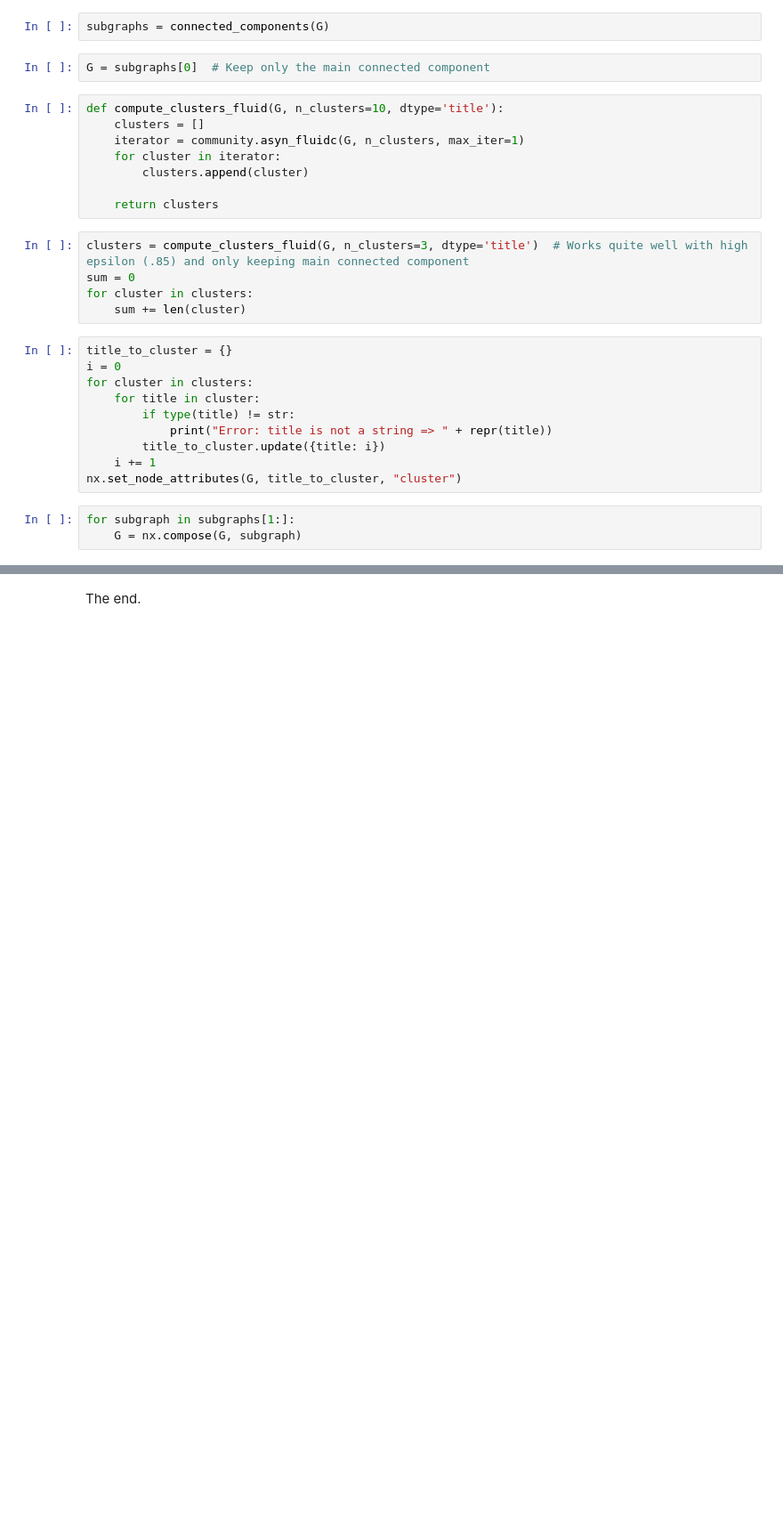
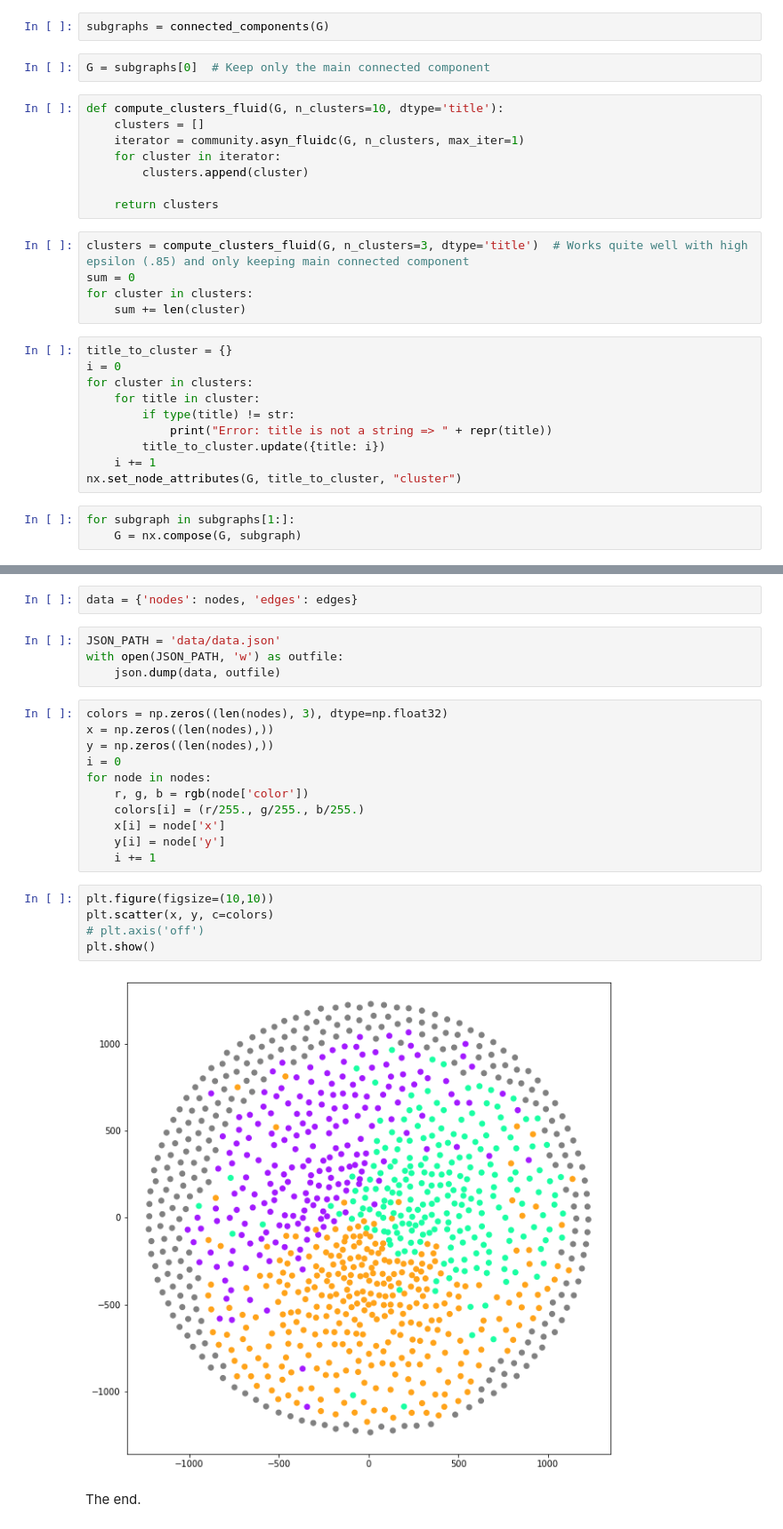
Before and after one commit to ValerianRey/Browser-19, a Jupyter notebook: Compute_Graph_Fluid.ipynb, the cells around one changed output, grey strips where cells are left out. Shown at 89% size. Cells and saved outputs as stored; diff of their text form; blank space fills up the shorter version.

```diff
--- a/Compute_Graph_Fluid.ipynb
+++ b/Compute_Graph_Fluid.ipynb
@@ -138,2 +271,26 @@ print(s)
+# %%
+data = {'nodes': nodes, 'edges': edges}
+# %%
+JSON_PATH = 'data/data.json'
+with open(JSON_PATH, 'w') as outfile:
+    json.dump(data, outfile)
+# %%
+colors = np.zeros((len(nodes), 3), dtype=np.float32)
+x = np.zeros((len(nodes),))
+y = np.zeros((len(nodes),))
+i = 0
+for node in nodes:
+    r, g, b = rgb(node['color'])
+    colors[i] = (r/255., g/255., b/255.)
+    x[i] = node['x']
+    y[i] = node['y']
+    i += 1
+# %%
+plt.figure(figsize=(10,10))
+plt.scatter(x, y, c=colors)
+# plt.axis('off')
+plt.show()
+# %% [output]
+[figure, added]
 # %% [markdown]
 The end.
```
Also changed, not shown: parts of 18 cells of this notebook, 4 other files.
